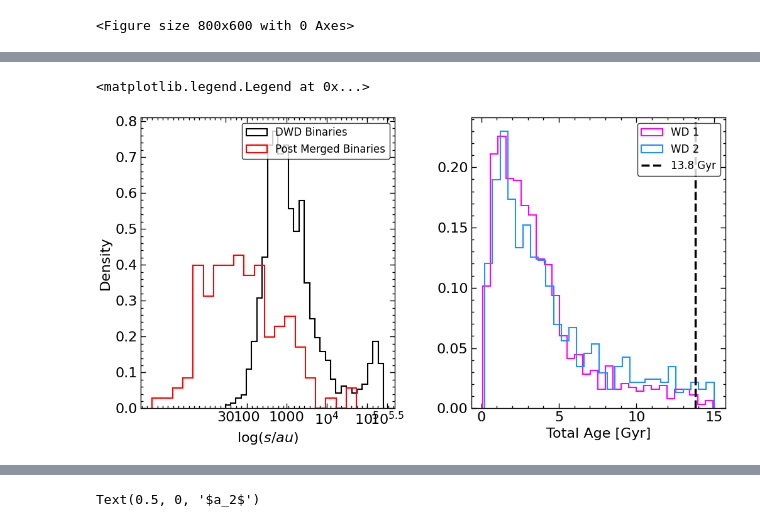
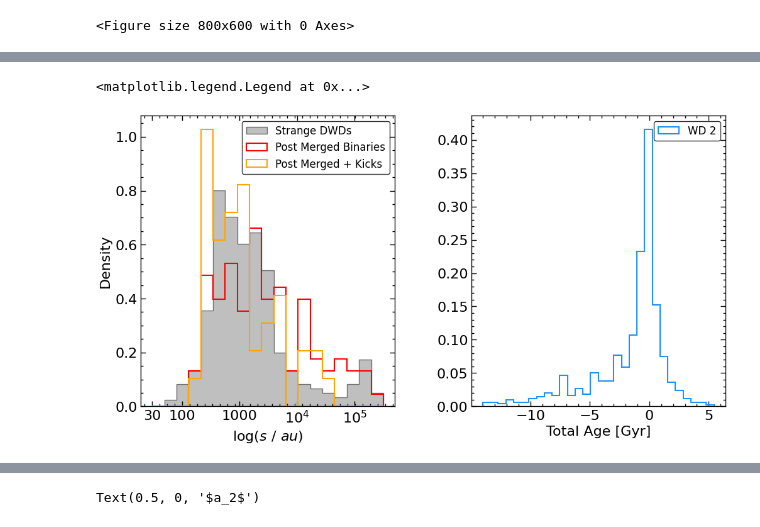
Before and after one commit to cheyanneshariat/OSPE_Scripts, a Jupyter notebook: WD_Mergers.ipynb, the cells around one changed output, grey strips where cells are left out. Drawn from its saved outputs; the diff is of its cells as text; code cells hidden in the pictures.

```diff
--- a/WD_Mergers.ipynb
+++ b/WD_Mergers.ipynb
@@ -83,25 +99,35 @@ binaries_WDWD.head()
+# %%
+mergers_df1 = pd.read_pickle(DIR + 'mergers_df1').dropna(subset=['e'])
+mergers_df6 = pd.read_pickle(DIR + 'mergers_df6').dropna(subset=['e'])
+
+mergers_df1_kicks = pd.read_pickle(DIR + 'mergers_df1_kicks').dropna(subset=['e'])
+mergers_df6_kicks = pd.read_pickle(DIR + 'mergers_df6_kicks').dropna(subset=['e'])
 # %%
-smas_f = np.loadtxt(DIR + 'smas_f.txt')
+# smas_f = np.loadtxt(DIR + 'smas_f.txt') #from SSE_Mergers
 
 fig, axes = plt.subplots(nrows=1,ncols=2,figsize=(12,6),gridspec_kw=dict(hspace=0,wspace=0.3))
 (ax1, ax2) = axes
 
-ax1.hist(np.log10(binaries_WDWD['sep_AU']),histtype='step',bins=30,linewidth=1.5, density=True, color='k', label='DWD Binaries');
-ax1.hist(np.log10(smas_f),histtype='step',bins=20,linewidth=1.5, density=True, color='r', label='Post Merged Binaries');
+bins=np.linspace(np.log10(30),5.5,20)
+# ax1.hist(np.log10(binaries_WDWD['sep_AU']),histtype='stepfilled',bins=bins,linewidth=1.5, density=True, color='gray', label='All DWDs', alpha=0.25);
+ax1.hist(np.log10(binaries_WDWD.query("(cool_ageH_1 + e_cool_ageH_upper_1) < cool_ageH_2")['sep_AU']),histtype='stepfilled',bins=bins,linewidth=1.0, density=True, color='gray', label='Strange DWDs',edgecolor='k', alpha=0.5);
+ax1.hist(np.log10(mergers_df6.query("180 < a <1e6 and bintype=='WDWD'")['a'].tolist()),histtype='step',bins=bins,linewidth=1.5, density=True, color='r', label='Post Merged Binaries');
+ax1.hist(np.log10(mergers_df6_kicks.query("180 < a <1e6 and bintype=='WDWD'")['a'].tolist()),histtype='step',bins=bins,linewidth=1.5, density=True, color='orange', label='Post Merged + Kicks');
 
-ax2.hist(binaries_WDWD.query("tot_age_1 < 15")['tot_age_1'],histtype='step',bins=30, density=True, color='magenta', alpha=1.0, linewidth=1.5, label='WD 1');
-ax2.hist(binaries_WDWD.query("tot_age_2 < 15")['tot_age_2'],histtype='step',bins=30, density=True, color='dodgerblue', alpha=1.0, linewidth=1.5, label='WD 2');
-ax2.axvline(13.8, linestyle='dashed',color='k',linewidth=2.5, label='13.8 Gyr')
+# ax2.hist(binaries_WDWD.query("tot_age_1 < 15")['tot_age_1'],histtype='step',bins=30, density=True, color='magenta', alpha=1.0, linewidth=1.5, label='WD 1');
+ax2.hist(binaries_WDWD.query("tot_age_1 < 15")['tot_age_1'] - binaries_WDWD.query("tot_age_2 < 15")['tot_age_2'],histtype='step',bins=30, density=True, color='dodgerblue', alpha=1.0, linewidth=1.5, label='WD 2');
+# ax2.scatter(np.log10(binaries_WDWD['tot_age_1']), np.log10(binaries_WDWD['tot_age_2']))
+# ax2.axvline(13.8, linestyle='dashed',color='k',linewidth=2.5, label='13.8 Gyr')
 
-ax1.set_xticks([np.log10(30),2,3,4,5,5.5],['30','100','1000','10$^{4}$','10$^{5}$','10$^{5.5}$'])
-ax1.set_xlabel('$\log(s/au)$')
+ax1.set_xticks([np.log10(30),2,3,4,5],['30','100','1000','10$^{4}$','10$^{5}$'])
+ax1.set_xlabel('$\log(s~/~au)$')
 ax1.set_ylabel('Density')
 ax2.set_xlabel('Total Age [Gyr]')
 
 ax1.legend(frameon=-1, edgecolor='k',loc=1, fontsize=12)
 ax2.legend(frameon=-1, edgecolor='k',loc=1, fontsize=12)
 
 # plt.savefig(DIR + 'Figures/DWD_sep_age.pdf')
 # %% [output]
 <matplotlib.legend.Legend at 0x...>
-[figure, old version]
+[figure, new version]
```
Also changed, not shown: parts of 5 cells of this notebook, 1 other file.
